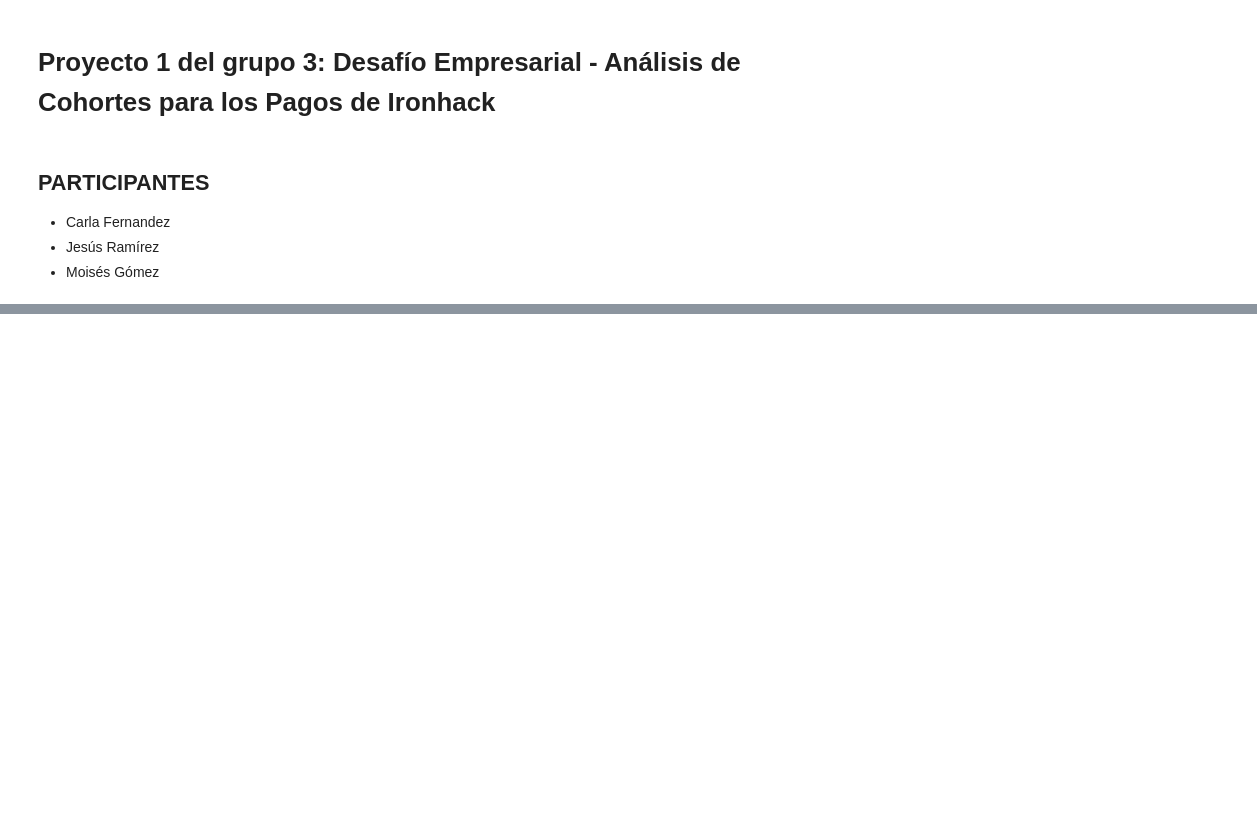
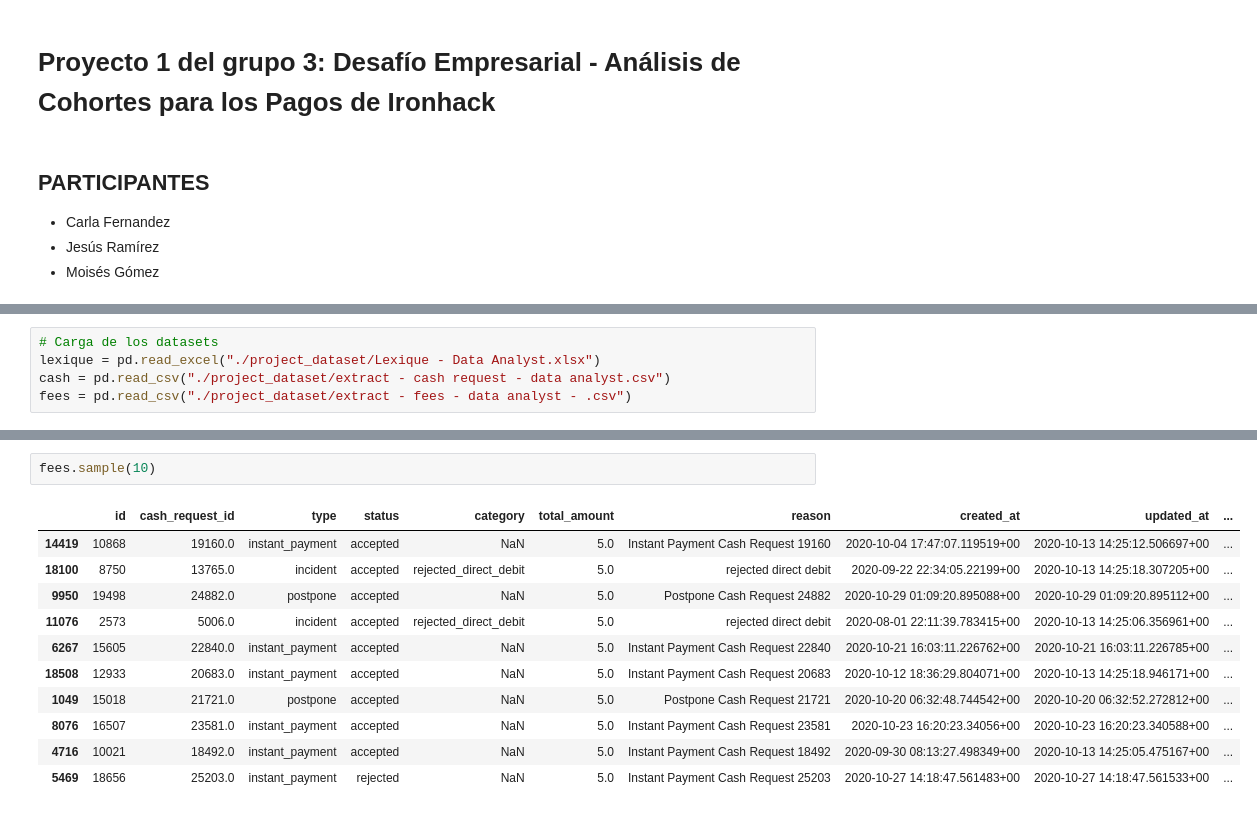
Before and after one commit to moiatgit/project-1-ironhack-payments-es, a Jupyter notebook: grupo3.ipynb, the cells around one changed output, grey strips where cells are left out. Drawn from its saved outputs; the diff is of its cells as text; blank space fills up the shorter version.

```diff
--- a/grupo3.ipynb
+++ b/grupo3.ipynb
@@ -44,0 +64,5 @@ Evalúa la calidad del conjunto de datos identificando valores faltantes, incons
+# %%
+# Carga de los datasets
+lexique = pd.read_excel("./project_dataset/Lexique - Data Analyst.xlsx")
+cash = pd.read_csv("./project_dataset/extract - cash request - data analyst.csv")
+fees = pd.read_csv("./project_dataset/extract - fees - data analyst - .csv")
@@ -44,0 +152,14 @@ Evalúa la calidad del conjunto de datos identificando valores faltantes, incons
+# %%
+fees.sample(10)
+# %% [output]
+|  | id | cash_request_id | type | status | category | total_amount | reason | created_at | updated_at | ... |
+| 14419 | 10868 | 19160.0 | instant_payment | accepted | NaN | 5.0 | Instant Payment Cash Request 19160 | 2020-10-04 17:47:07.119519+00 | 2020-10-13 14:25:12.506697+00 | ... |
+| 18100 | 8750 | 13765.0 | incident | accepted | rejected_direct_debit | 5.0 | rejected direct debit | 2020-09-22 22:34:05.22199+00 | 2020-10-13 14:25:18.307205+00 | ... |
+| 9950 | 19498 | 24882.0 | postpone | accepted | NaN | 5.0 | Postpone Cash Request 24882 | 2020-10-29 01:09:20.895088+00 | 2020-10-29 01:09:20.895112+00 | ... |
+| 11076 | 2573 | 5006.0 | incident | accepted | rejected_direct_debit | 5.0 | rejected direct debit | 2020-08-01 22:11:39.783415+00 | 2020-10-13 14:25:06.356961+00 | ... |
+| 6267 | 15605 | 22840.0 | instant_payment | accepted | NaN | 5.0 | Instant Payment Cash Request 22840 | 2020-10-21 16:03:11.226762+00 | 2020-10-21 16:03:11.226785+00 | ... |
+| 18508 | 12933 | 20683.0 | instant_payment | accepted | NaN | 5.0 | Instant Payment Cash Request 20683 | 2020-10-12 18:36:29.804071+00 | 2020-10-13 14:25:18.946171+00 | ... |
+| 1049 | 15018 | 21721.0 | postpone | accepted | NaN | 5.0 | Postpone Cash Request 21721 | 2020-10-20 06:32:48.744542+00 | 2020-10-20 06:32:52.272812+00 | ... |
+| 8076 | 16507 | 23581.0 | instant_payment | accepted | NaN | 5.0 | Instant Payment Cash Request 23581 | 2020-10-23 16:20:23.34056+00 | 2020-10-23 16:20:23.340588+00 | ... |
+| 4716 | 10021 | 18492.0 | instant_payment | accepted | NaN | 5.0 | Instant Payment Cash Request 18492 | 2020-09-30 08:13:27.498349+00 | 2020-10-13 14:25:05.475167+00 | ... |
+| 5469 | 18656 | 25203.0 | instant_payment | rejected | NaN | 5.0 | Instant Payment Cash Request 25203 | 2020-10-27 14:18:47.561483+00 | 2020-10-27 14:18:47.561533+00 | ... |
```
Also changed, not shown: parts of 20 cells of this notebook.
